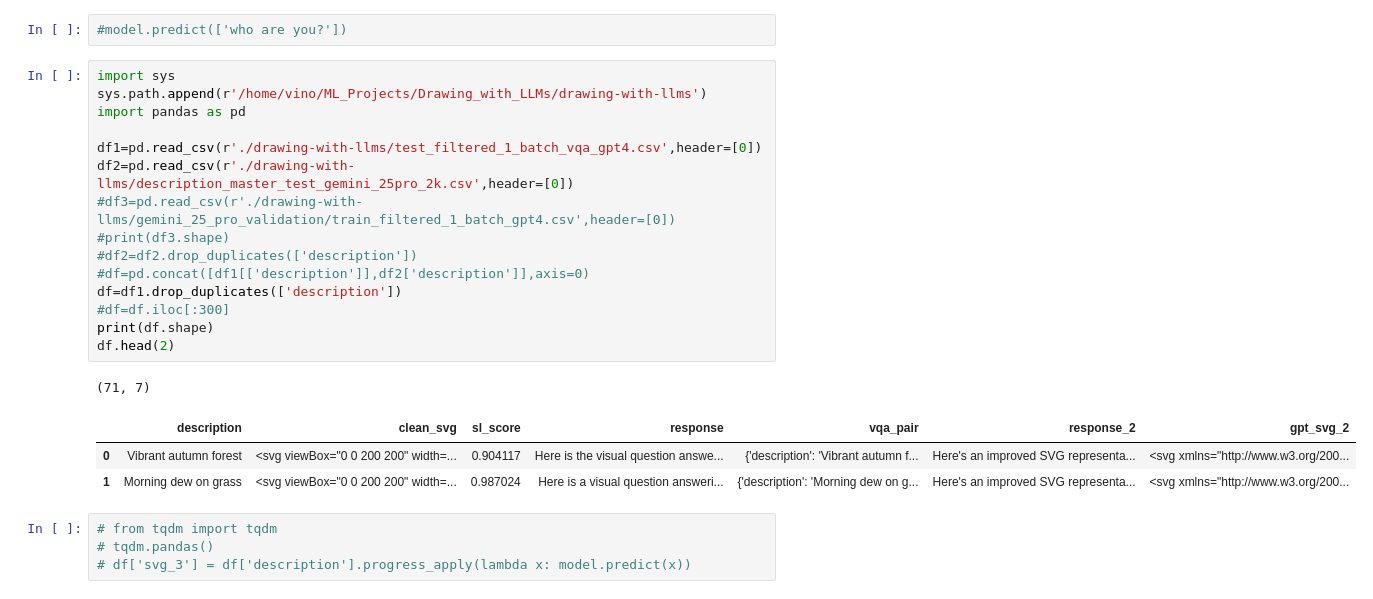
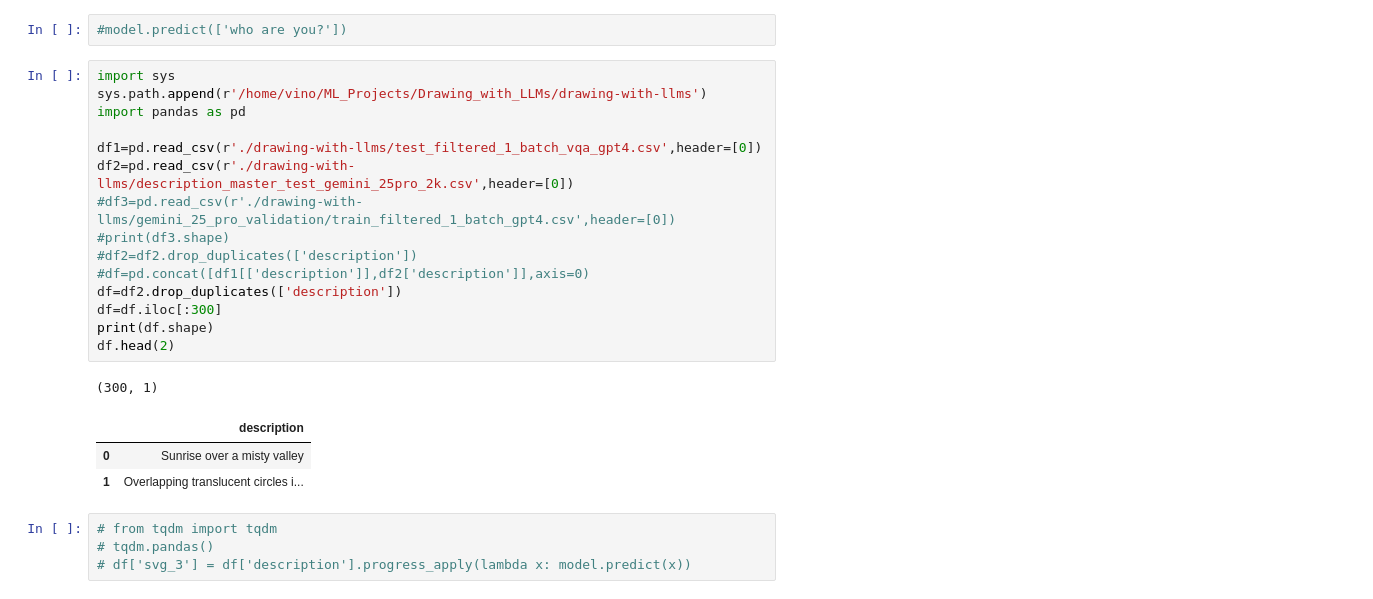
Before and after one commit to svk-123/Drawing_with_LLMs, a Jupyter notebook: nb_05c_eval_siglip_vllm_serve_batch.ipynb, the cells around one changed output. Cells and saved outputs as stored; diff of their text form.

```diff
--- a/nb_05c_eval_siglip_vllm_serve_batch.ipynb
+++ b/nb_05c_eval_siglip_vllm_serve_batch.ipynb
@@ -125,23 +125,23 @@ INFO 05-14 22:14:39 [core.py:151] init engine (profile, create kv cache, warmup
 # %%
 import sys
 sys.path.append(r'/home/vino/ML_Projects/Drawing_with_LLMs/drawing-with-llms')
 import pandas as pd
 
 df1=pd.read_csv(r'./drawing-with-llms/test_filtered_1_batch_vqa_gpt4.csv',header=[0])
 df2=pd.read_csv(r'./drawing-with-llms/description_master_test_gemini_25pro_2k.csv',header=[0])
 #df3=pd.read_csv(r'./drawing-with-llms/gemini_25_pro_validation/train_filtered_1_batch_gpt4.csv',header=[0])
 #print(df3.shape)
 #df2=df2.drop_duplicates(['description'])
 #df=pd.concat([df1[['description']],df2['description']],axis=0)
-df=df1.drop_duplicates(['description'])
-#df=df.iloc[:300]
+df=df2.drop_duplicates(['description'])
+df=df.iloc[:300]
 print(df.shape)
 df.head(2)
 # %% [output]
-(71, 7)
+(300, 1)
-|  | description | clean_svg | sl_score | response | vqa_pair | response_2 | gpt_svg_2 |
-| 0 | Vibrant autumn forest | <svg viewBox="0 0 200 200" width=... | 0.904117 | Here is the visual question answe... | {'description': 'Vibrant autumn f... | Here's an improved SVG representa... | <svg xmlns="http://www.w3.org/200... |
-| 1 | Morning dew on grass | <svg viewBox="0 0 200 200" width=... | 0.987024 | Here is a visual question answeri... | {'description': 'Morning dew on g... | Here's an improved SVG representa... | <svg xmlns="http://www.w3.org/200... |
+|  | description |
+| 0 | Sunrise over a misty valley |
+| 1 | Overlapping translucent circles i... |
 # %%
 # from tqdm import tqdm
 # tqdm.pandas()
```
Also changed, not shown: parts of 8 cells of this notebook, 2 other files.
